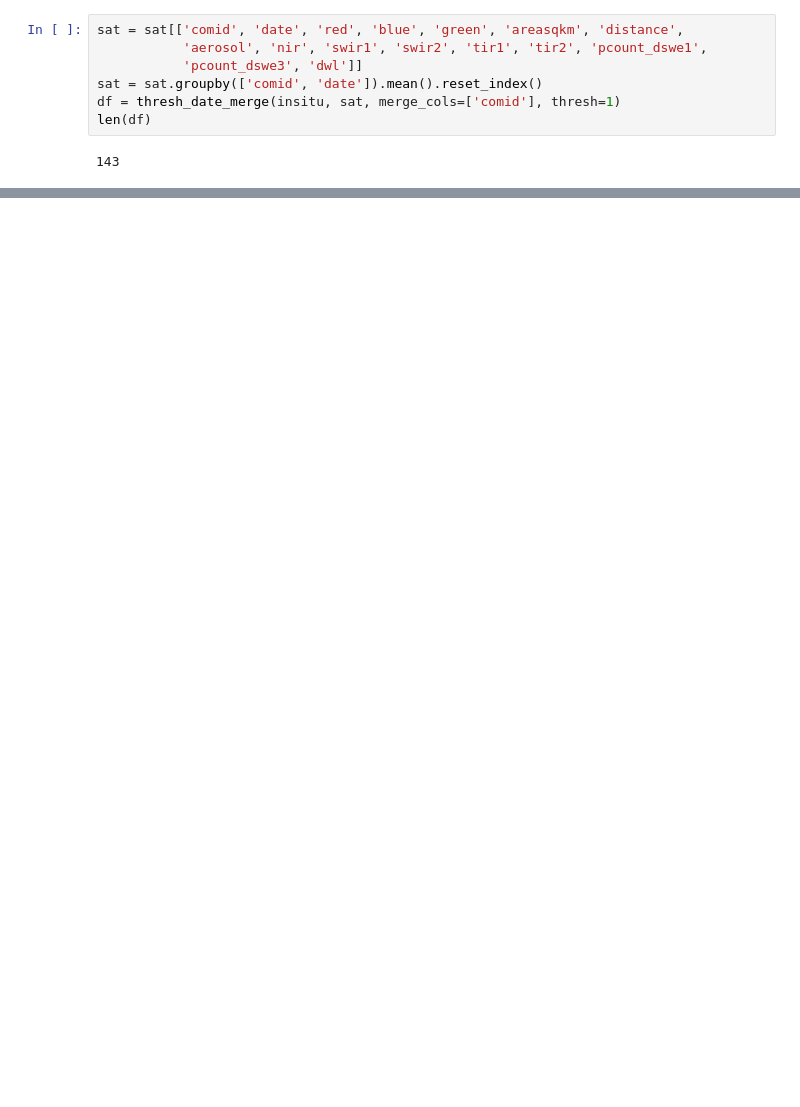
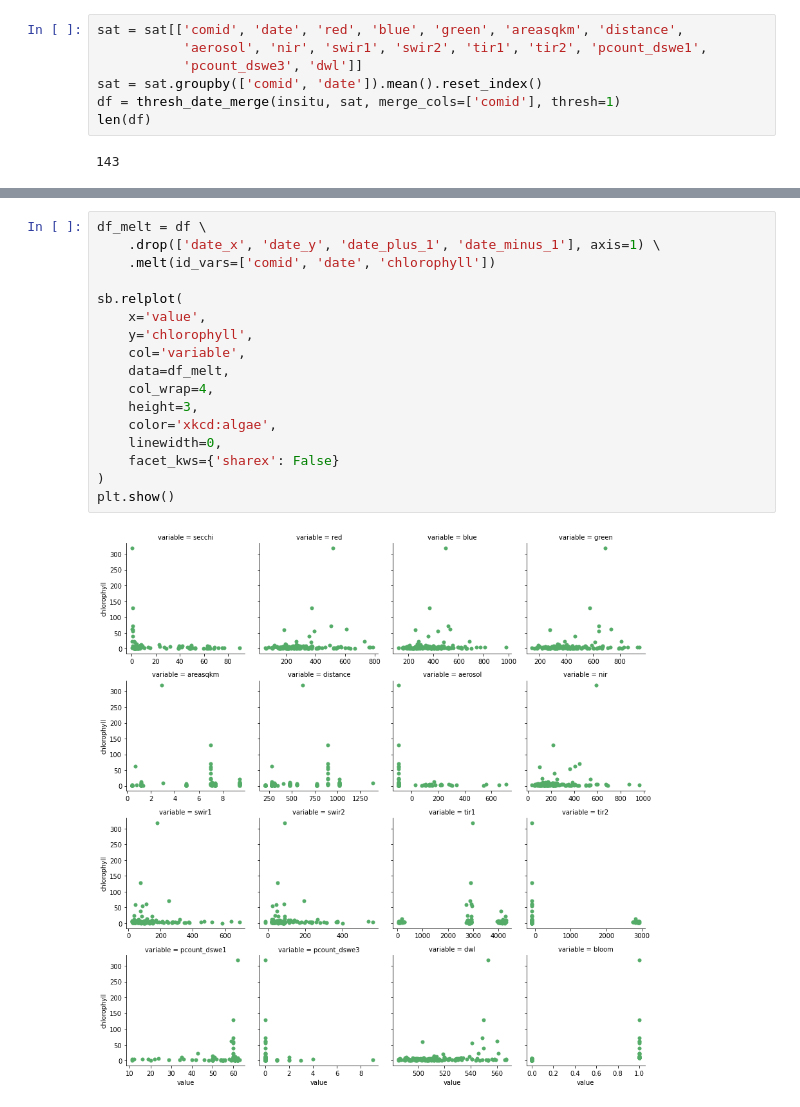
Before and after one commit to BostonTLee/undergrad-algae-trees, a Jupyter notebook: plots.ipynb, the cells around one changed output, grey strips where cells are left out. Saved outputs shown, nothing was run; the diff lists cells and outputs as text; blank space fills up the shorter version.

```diff
--- a/plots.ipynb
+++ b/plots.ipynb
@@ -47,0 +65,19 @@ plt.show()
+# %%
+df_melt = df \
+    .drop(['date_x', 'date_y', 'date_plus_1', 'date_minus_1'], axis=1) \
+    .melt(id_vars=['comid', 'date', 'chlorophyll'])
+
+sb.relplot(
+    x='value',
+    y='chlorophyll',
+    col='variable',
+    data=df_melt,
+    col_wrap=4,
+    height=3,
+    color='xkcd:algae',
+    linewidth=0,
+    facet_kws={'sharex': False}
+)
+plt.show()
+# %% [output]
+[figure, added]
```
Also changed, not shown: parts of 9 cells of this notebook.
